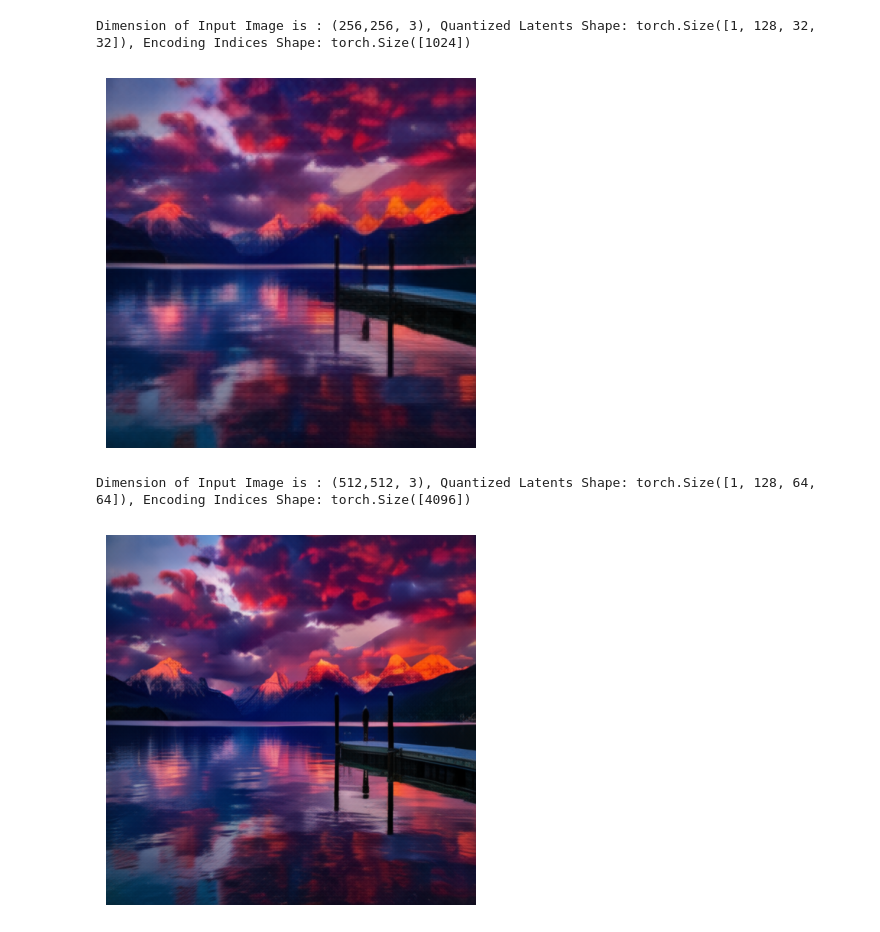
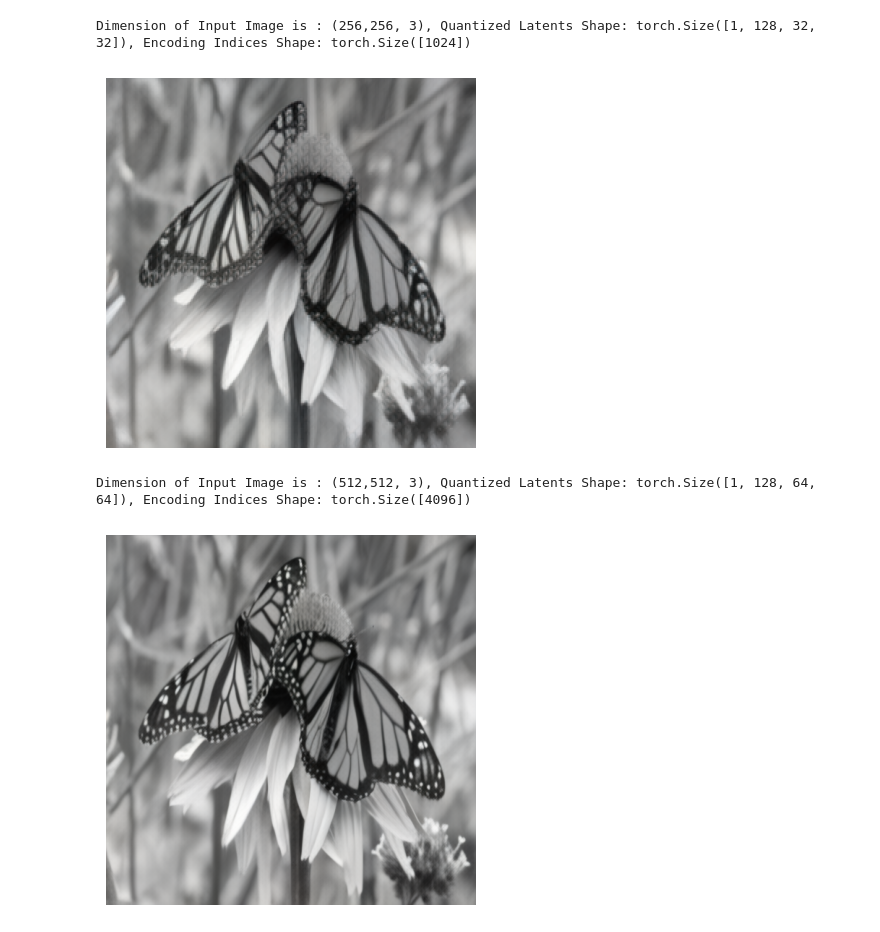
Before and after one commit to Ishushan02/Hybrid-Architecture-T2I, a Jupyter notebook: 7_ModelATest.ipynb, the cells around one changed output. Cells and saved outputs as stored; diff of their text form; code cells hidden in the pictures.

Commit message:
New TEST RESULTS

```diff
--- a/7_ModelATest.ipynb
+++ b/7_ModelATest.ipynb
@@ -353,21 +331,21 @@ Dimension of Input Image is : (128,128, 3), Quantized Latents Shape: torch.Size(
 # %%
-image = Image.open("/Users/ishananand/Desktop/Hybrid-Architecture-T2I/Images/img3.png").convert("RGB")
+image = Image.open("/Users/ishananand/Desktop/Hybrid-Architecture-T2I/Images/testImage2.jpg").convert("RGB")
 outImage = testNewImage(image, modelA, dimension=256)
-# plt.imsave("./images/op1024.png", outImage)
+plt.imsave("./images/opt256.png", outImage)
 plt.imshow(outImage)
 plt.axis("off")
 plt.show()
 # %% [output]
 Dimension of Input Image is : (256,256, 3), Quantized Latents Shape: torch.Size([1, 128, 32, 32]), Encoding Indices Shape: torch.Size([1024])
-[figure, old version]
+[figure, new version]
 # %%
-image = Image.open("/Users/ishananand/Desktop/Hybrid-Architecture-T2I/Images/img3.png").convert("RGB")
+image = Image.open("/Users/ishananand/Desktop/Hybrid-Architecture-T2I/Images/testImage2.jpg").convert("RGB")
 outImage = testNewImage(image, modelA, dimension=512)
-# plt.imsave("./images/op1024.png", outImage)
+plt.imsave("./images/opt512.png", outImage)
 plt.imshow(outImage)
 plt.axis("off")
 plt.show()
 # %% [output]
 Dimension of Input Image is : (512,512, 3), Quantized Latents Shape: torch.Size([1, 128, 64, 64]), Encoding Indices Shape: torch.Size([4096])
-[figure, old version]
+[figure, new version]
 # %%
```
Also changed, not shown: parts of 5 cells of this notebook, 8 other files.
